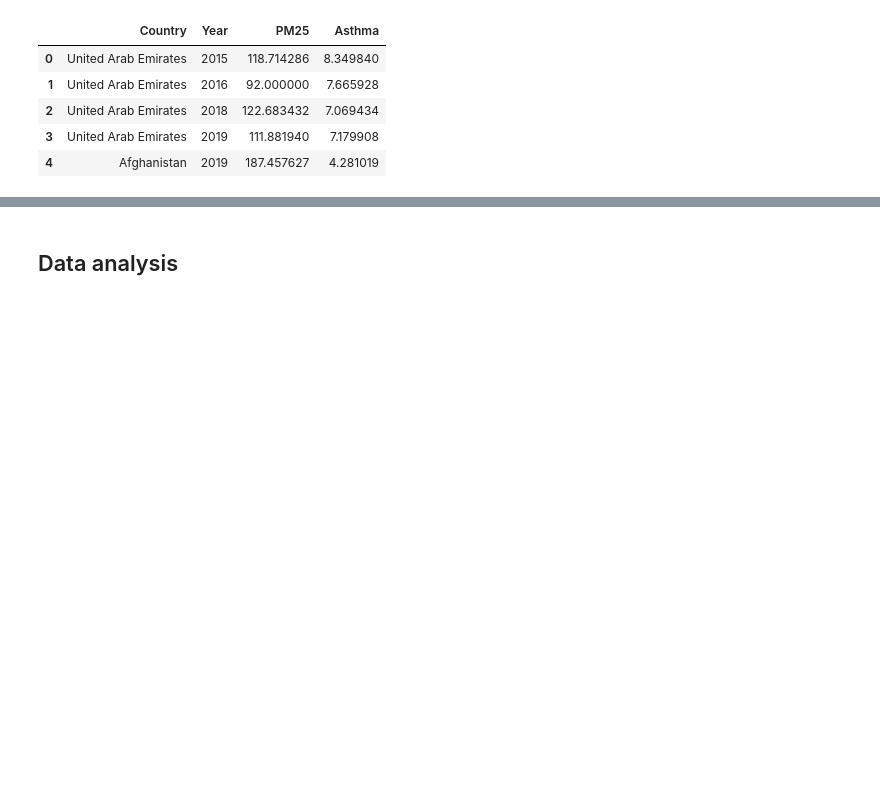
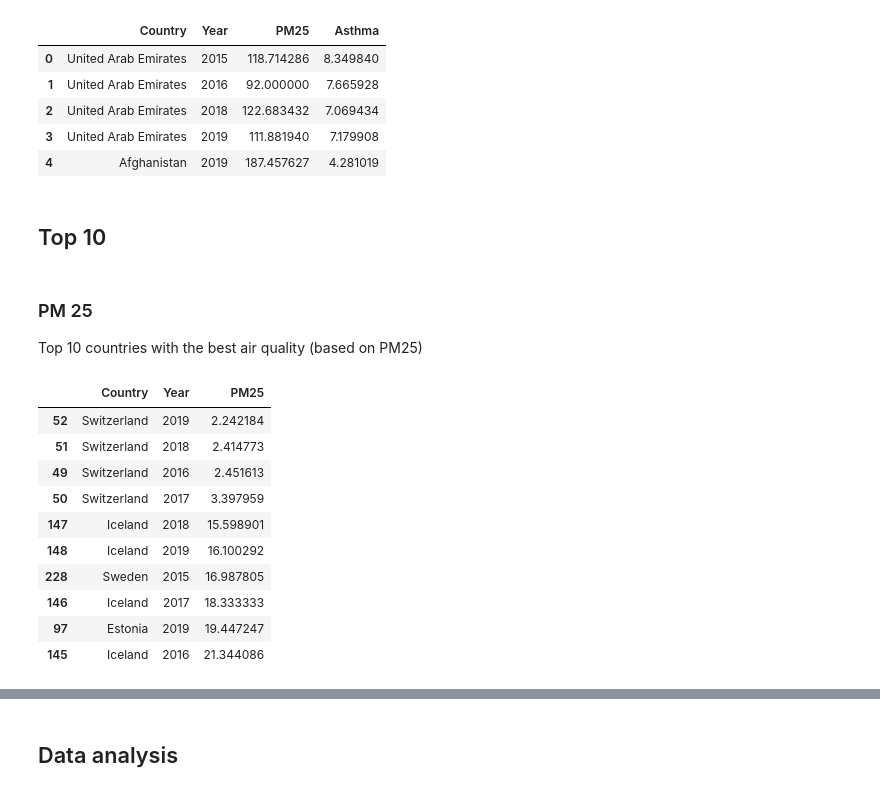
Before and after one commit to benoitchamot/AirQuality_and_Happiness, a Jupyter notebook: Analysis_AirQuality_and_Asthma.ipynb, the cells around one changed output, grey strips where cells are left out. Drawn from its saved outputs; the diff is of its cells as text; code cells hidden in the pictures; blank space fills up the shorter version.

Commit message:
Add Top 10 and Bottom 10 for air quality and asthma

```diff
--- a/Analysis_AirQuality_and_Asthma.ipynb
+++ b/Analysis_AirQuality_and_Asthma.ipynb
@@ -93,3 +93,23 @@ analysis_df.head()
 | 2 | United Arab Emirates | 2018 | 122.683432 | 7.069434 |
 | 3 | United Arab Emirates | 2019 | 111.881940 | 7.179908 |
 | 4 | Afghanistan | 2019 | 187.457627 | 4.281019 |
+# %% [markdown]
+## Top 10
+# %% [markdown]
+### PM 25
+Top 10 countries with the best air quality (based on PM25)
+# %%
+analysis_sorted_by_PM25 = analysis_df.sort_values('PM25', ascending=True)
+analysis_sorted_by_PM25[['Country','Year','PM25']].head(10)
+# %% [output]
+|  | Country | Year | PM25 |
+| 52 | Switzerland | 2019 | 2.242184 |
+| 51 | Switzerland | 2018 | 2.414773 |
+| 49 | Switzerland | 2016 | 2.451613 |
+| 50 | Switzerland | 2017 | 3.397959 |
+| 147 | Iceland | 2018 | 15.598901 |
+| 148 | Iceland | 2019 | 16.100292 |
+| 228 | Sweden | 2015 | 16.987805 |
+| 146 | Iceland | 2017 | 18.333333 |
+| 97 | Estonia | 2019 | 19.447247 |
+| 145 | Iceland | 2016 | 21.344086 |
```
Also changed, not shown: parts of 8 cells of this notebook.
